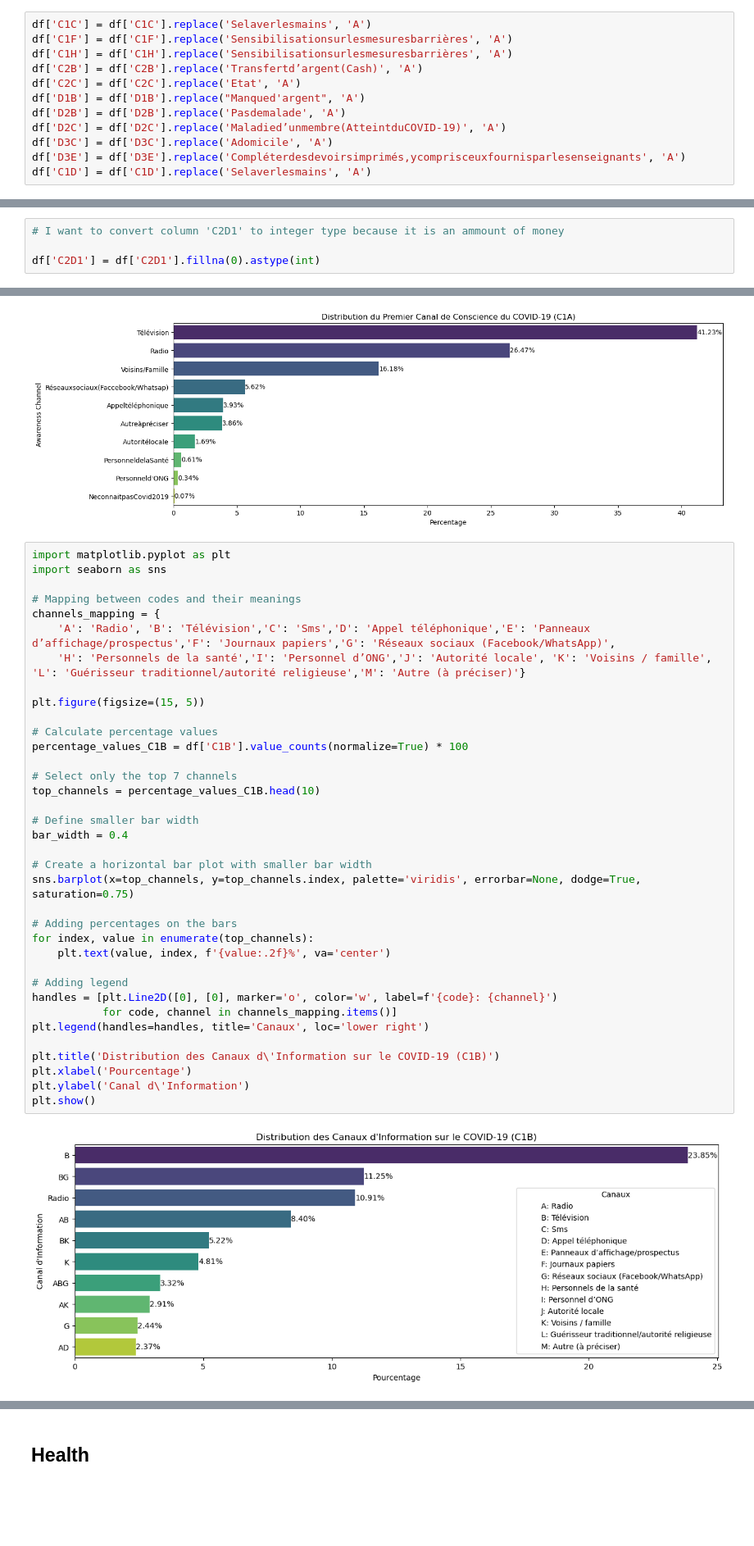
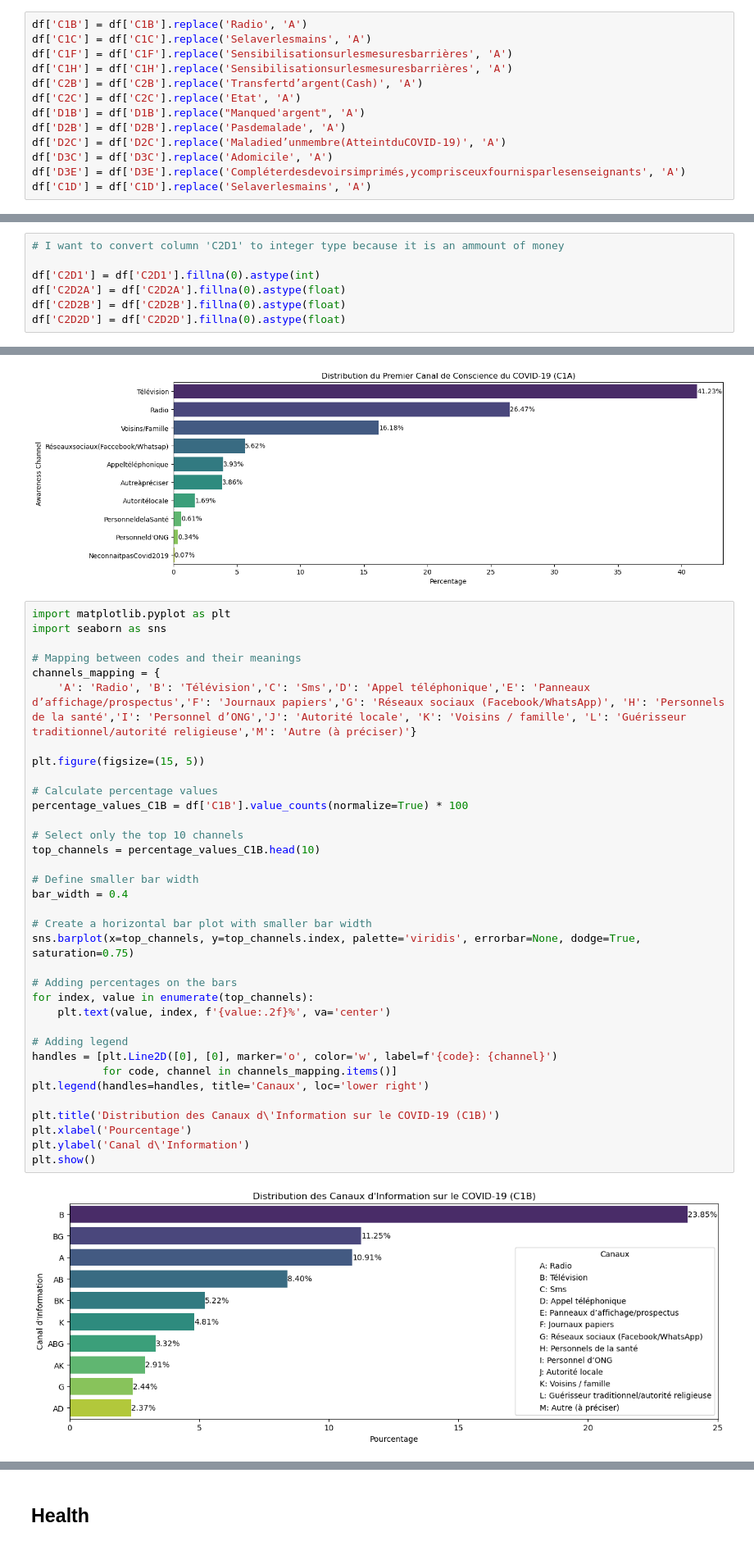
Before and after one commit to Abmstpha/Covid_Mauritania, a Jupyter notebook: Covid.ipynb, the cells around one changed output, grey strips where cells are left out. Shown at 82% size. Saved outputs shown, nothing was run; the diff lists cells and outputs as text; blank space fills up the shorter version.

```diff
--- a/Covid.ipynb
+++ b/Covid.ipynb
@@ -126,6 +129,7 @@ df = df.applymap(lambda x: x.strip() if isinstance(x, str) else x)
 #here I want to remove all spaces within the string values
 df = df.applymap(lambda x: ''.join(x.split()) if isinstance(x, str) else x)
 # %%
+df['C1B'] = df['C1B'].replace('Radio', 'A')
 df['C1C'] = df['C1C'].replace('Selaverlesmains', 'A')
 df['C1F'] = df['C1F'].replace('Sensibilisationsurlesmesuresbarrières', 'A')
 df['C1H'] = df['C1H'].replace('Sensibilisationsurlesmesuresbarrières', 'A')
@@ -162,3 +166,6 @@ D3E ['A' 'B' 'I' 'D' 'DGH' 'H' 'G' 'ACG' 'F' 'DH' 'C' 'AH' 'DEG' 'BCE' 'ABF'
 # I want to convert column 'C2D1' to integer type because it is an ammount of money
 
 df['C2D1'] = df['C2D1'].fillna(0).astype(int)
+df['C2D2A'] = df['C2D2A'].fillna(0).astype(float)
+df['C2D2B'] = df['C2D2B'].fillna(0).astype(float)
+df['C2D2D'] = df['C2D2D'].fillna(0).astype(float)
@@ -282,37 +296,36 @@ import seaborn as sns
 
 # Mapping between codes and their meanings
 channels_mapping = {
-    'A': 'Radio', 'B': 'Télévision','C': 'Sms','D': 'Appel téléphonique','E': 'Panneaux d’affichage/prospectus','F': 'Journaux papiers','G': 'Réseaux sociaux (Facebook/WhatsApp)',
-    'H': 'Personnels de la santé','I': 'Personnel d’ONG','J': 'Autorité locale', 'K': 'Voisins / famille', 'L': 'Guérisseur traditionnel/autorité religieuse','M': 'Autre (à préciser)'}
+    'A': 'Radio', 'B': 'Télévision','C': 'Sms','D': 'Appel téléphonique','E': 'Panneaux d’affichage/prospectus','F': 'Journaux papiers','G': 'Réseaux sociaux (Facebook/WhatsApp)', 'H': 'Personnels de la santé','I': 'Personnel d’ONG','J': 'Autorité locale', 'K': 'Voisins / famille', 'L': 'Guérisseur traditionnel/autorité religieuse','M': 'Autre (à préciser)'}
 
 plt.figure(figsize=(15, 5))
 
 # Calculate percentage values
 percentage_values_C1B = df['C1B'].value_counts(normalize=True) * 100
 
-# Select only the top 7 channels
+# Select only the top 10 channels
 top_channels = percentage_values_C1B.head(10)
 
 # Define smaller bar width
 bar_width = 0.4
 
 # Create a horizontal bar plot with smaller bar width
 sns.barplot(x=top_channels, y=top_channels.index, palette='viridis', errorbar=None, dodge=True, saturation=0.75)
 
 # Adding percentages on the bars
 for index, value in enumerate(top_channels):
     plt.text(value, index, f'{value:.2f}%', va='center')
 
 # Adding legend
 handles = [plt.Line2D([0], [0], marker='o', color='w', label=f'{code}: {channel}')
            for code, channel in channels_mapping.items()]
 plt.legend(handles=handles, title='Canaux', loc='lower right')
 
 plt.title('Distribution des Canaux d\'Information sur le COVID-19 (C1B)')
 plt.xlabel('Pourcentage')
 plt.ylabel('Canal d\'Information')
 plt.show()
 # %% [output]
-[figure, old version]
+[figure, new version]
 # %%
 measures_mapping = {
```
Also changed, not shown: parts of 24 cells of this notebook.
